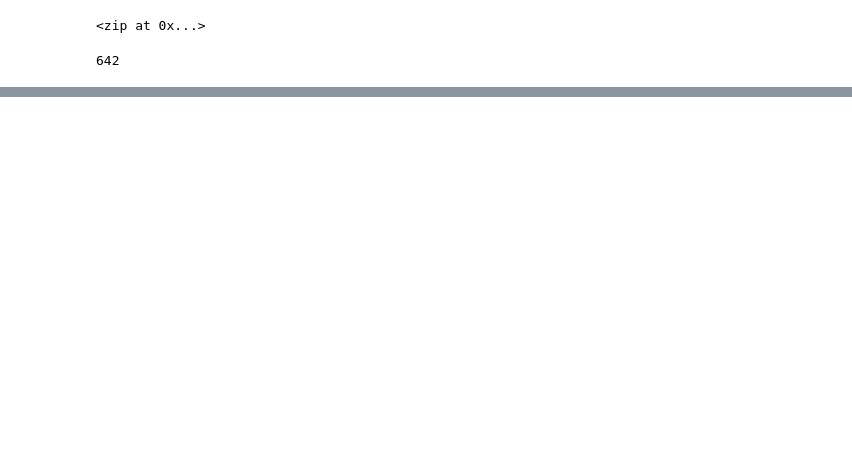
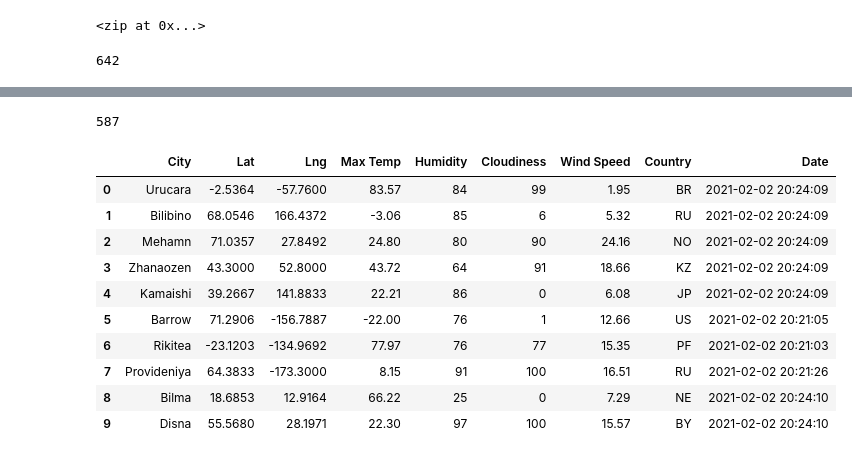
Before and after one commit to abbys114/World_Weather_Analysis, a Jupyter notebook: WeatherPy.ipynb, the cells around one changed output, grey strips where cells are left out. Drawn from its saved outputs; the diff is of its cells as text; code cells hidden in the pictures; blank space fills up the shorter version.

Commit message:
Weather

```diff
--- a/WeatherPy.ipynb
+++ b/WeatherPy.ipynb
@@ -33,0 +40,4 @@ len(cities)
+# %%
+# Starting URL for Weather Map API Call.
+url = "http://api.openweathermap.org/data/2.5/weather?units=Imperial&APPID=" + weather_api_key
+print(url)
@@ -33,0 +126,20 @@ len(cities)
+# %%
+len(city_data)
+# %% [output]
+587
+# %%
+# Convert the array of dictionaries to a Pandas DataFrame.
+city_data_df = pd.DataFrame(city_data)
+city_data_df.head(10)
+# %% [output]
+|  | City | Lat | Lng | Max Temp | Humidity | Cloudiness | Wind Speed | Country | Date |
+| 0 | Urucara | -2.5364 | -57.7600 | 83.57 | 84 | 99 | 1.95 | BR | 2021-02-02 20:24:09 |
+| 1 | Bilibino | 68.0546 | 166.4372 | -3.06 | 85 | 6 | 5.32 | RU | 2021-02-02 20:24:09 |
+| 2 | Mehamn | 71.0357 | 27.8492 | 24.80 | 80 | 90 | 24.16 | NO | 2021-02-02 20:24:09 |
+| 3 | Zhanaozen | 43.3000 | 52.8000 | 43.72 | 64 | 91 | 18.66 | KZ | 2021-02-02 20:24:09 |
+| 4 | Kamaishi | 39.2667 | 141.8833 | 22.21 | 86 | 0 | 6.08 | JP | 2021-02-02 20:24:09 |
+| 5 | Barrow | 71.2906 | -156.7887 | -22.00 | 76 | 1 | 12.66 | US | 2021-02-02 20:21:05 |
+| 6 | Rikitea | -23.1203 | -134.9692 | 77.97 | 76 | 77 | 15.35 | PF | 2021-02-02 20:21:03 |
+| 7 | Provideniya | 64.3833 | -173.3000 | 8.15 | 91 | 100 | 16.51 | RU | 2021-02-02 20:21:26 |
+| 8 | Bilma | 18.6853 | 12.9164 | 66.22 | 25 | 0 | 7.29 | NE | 2021-02-02 20:24:10 |
+| 9 | Disna | 55.5680 | 28.1971 | 22.30 | 97 | 100 | 15.57 | BY | 2021-02-02 20:24:10 |
```
Also changed, not shown: parts of 8 cells of this notebook, 4 other files.
